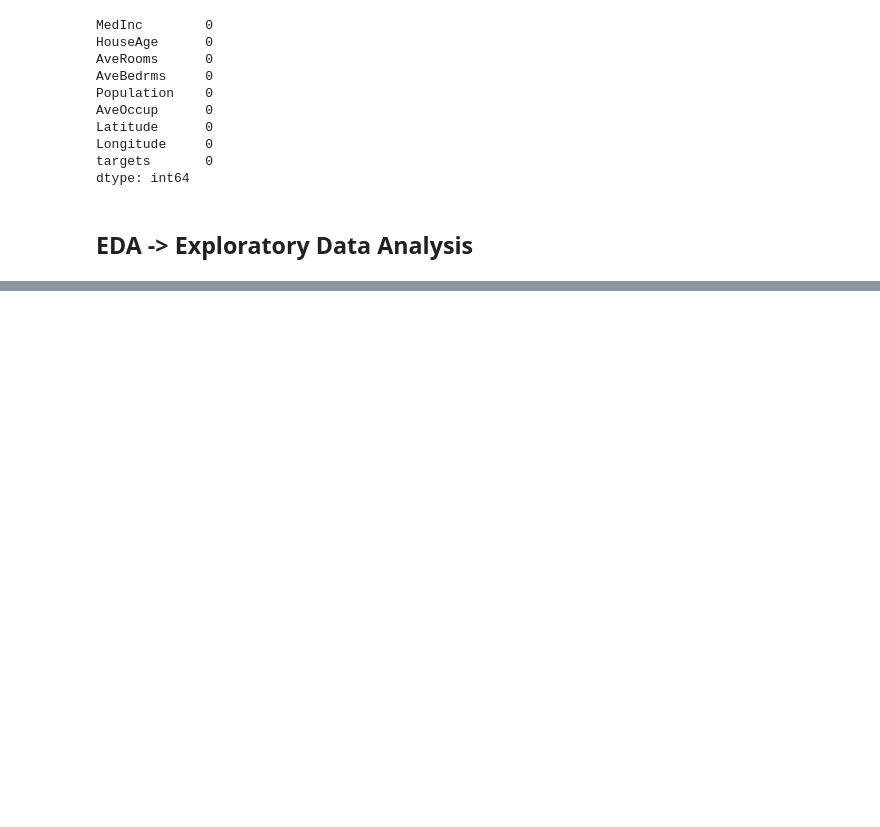
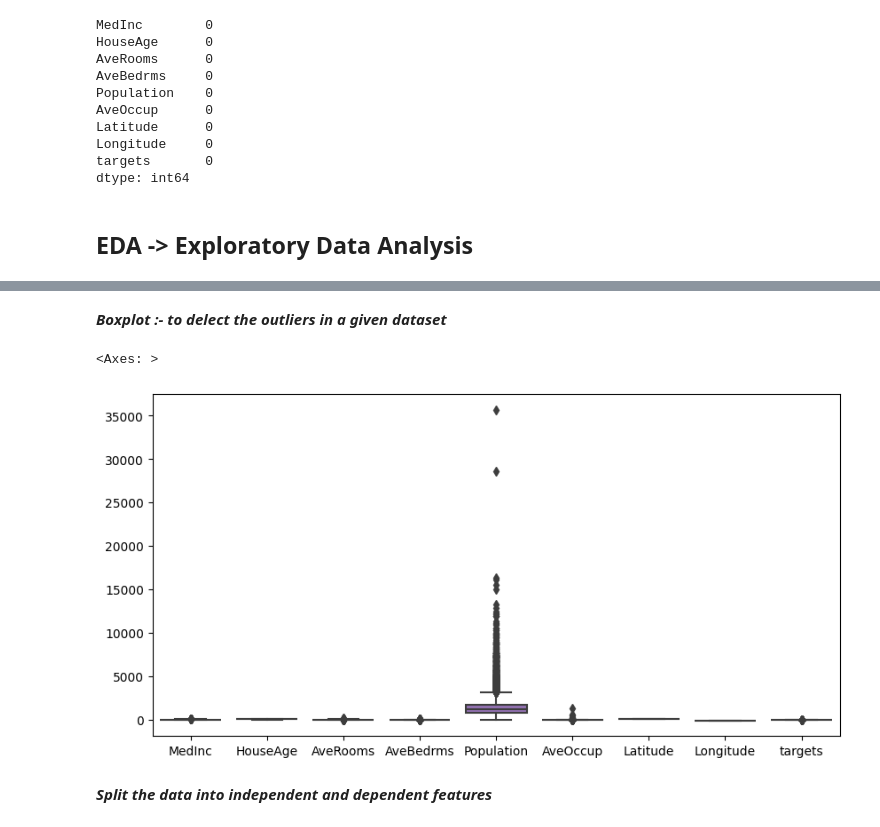
Before and after one commit to azaz9026/House_Price_Prediction_With_Machine_Learning, a Jupyter notebook: Project ML/Predicting_house_price.ipynb, the cells around one changed output, grey strips where cells are left out. Cells and saved outputs as stored; diff of their text form; code cells hidden in the pictures; blank space fills up the shorter version.

```diff
--- a/Project ML/Predicting_house_price.ipynb
+++ b/Project ML/Predicting_house_price.ipynb
@@ -168,0 +191,10 @@ dtype: int64
+# %% [markdown]
+***Boxplot :- to delect the outliers in a given dataset***
+# %%
+plt.figure(figsize=(10,5))
+sns.boxplot(data=data)
+# %% [output]
+<Axes: >
+[figure, added]
+# %% [markdown]
+***Split the data into independent and dependent features***
```
Also changed, not shown: parts of 16 cells of this notebook.
